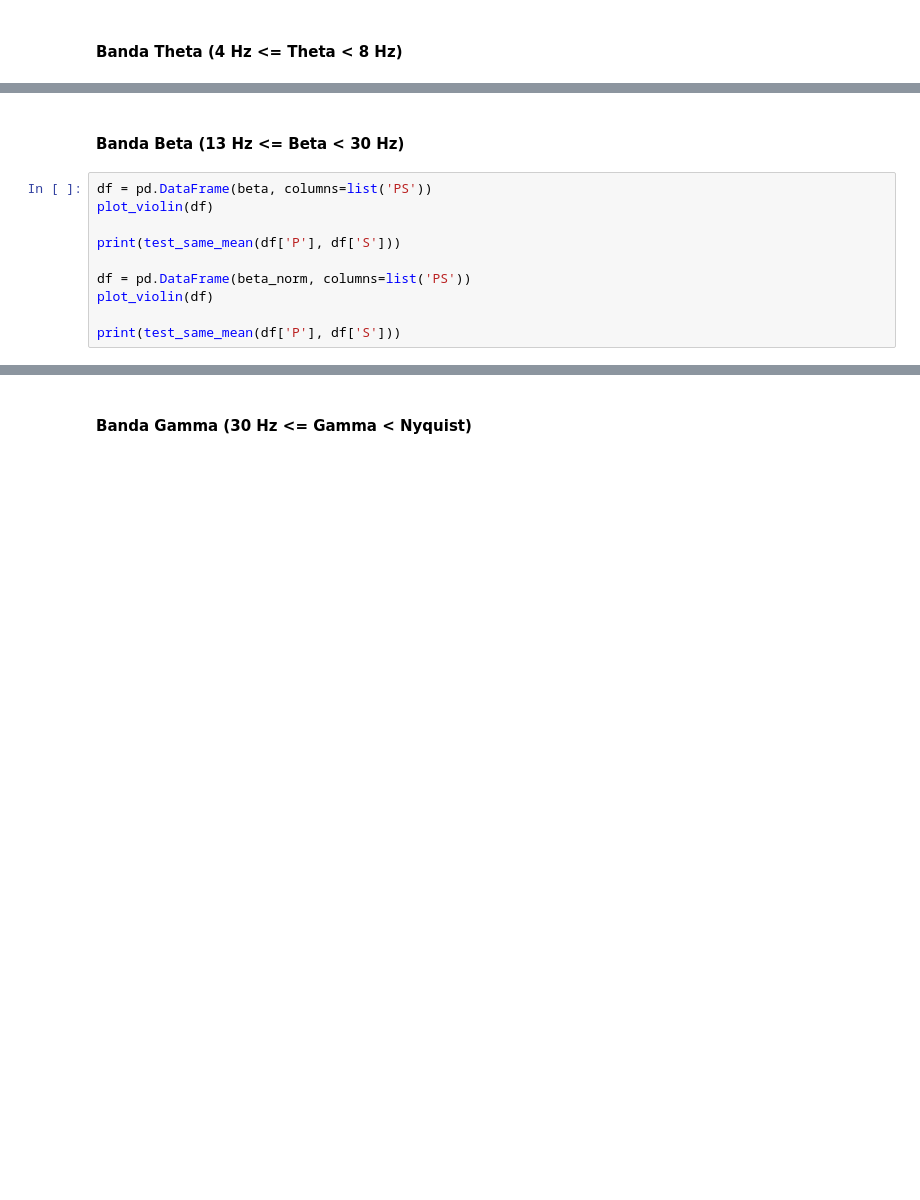
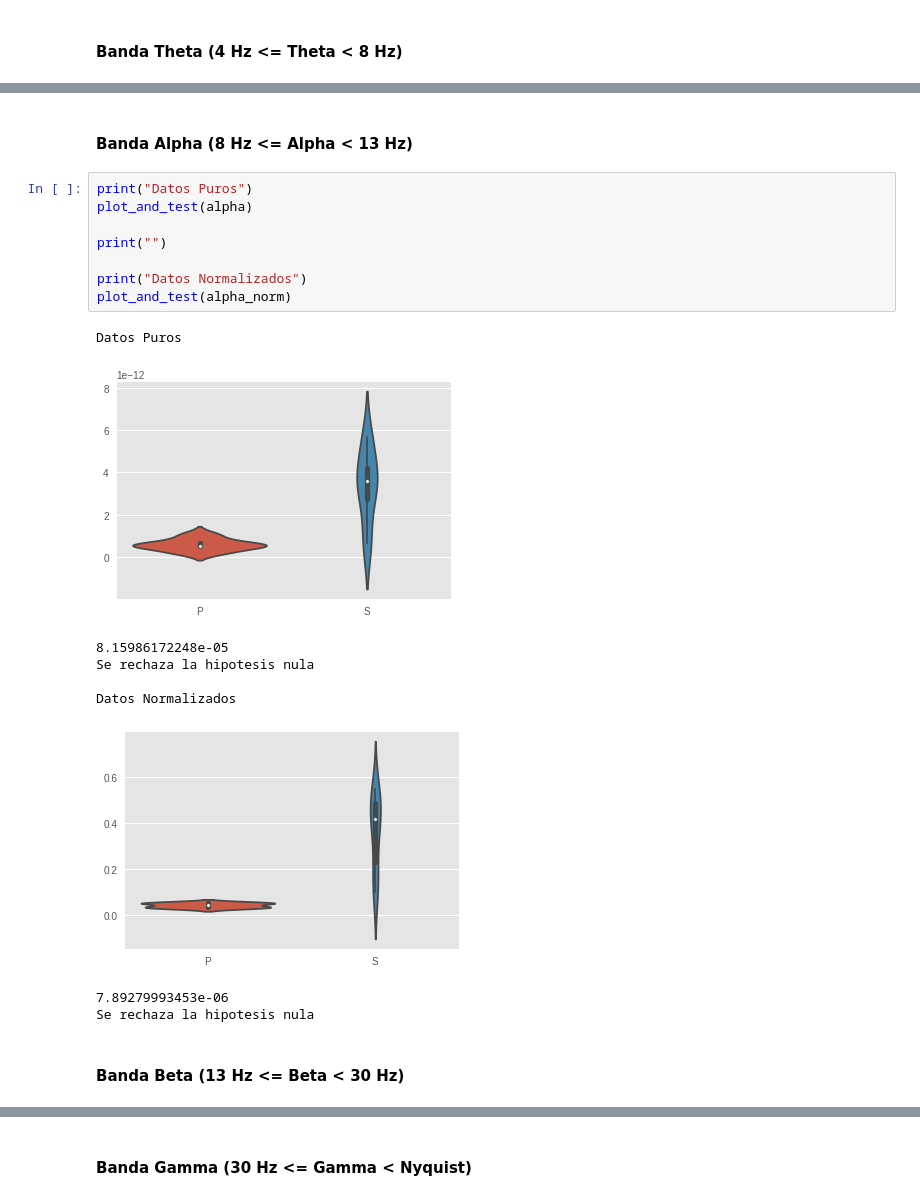
Before and after one commit to MascittiJA/CienciaDatos, a Jupyter notebook: TP2/TP2Entrega.ipynb, the cells around one changed output, grey strips where cells are left out. Cells and saved outputs as stored; diff of their text form; blank space fills up the shorter version.

```diff
--- a/TP2/TP2Entrega.ipynb
+++ b/TP2/TP2Entrega.ipynb
@@ -322,12 +478,22 @@ print(test_same_mean(df['P'], df['S']))
+# %% [markdown]
+#### Banda Alpha (8 Hz <= Alpha < 13 Hz)
+# %%
+print("Datos Puros")
+plot_and_test(alpha)
+
+print("")
+
+print("Datos Normalizados")
+plot_and_test(alpha_norm)
+# %% [output]
+Datos Puros
+[figure, added]
+8.15986172248e-05
+Se rechaza la hipotesis nula
+
+Datos Normalizados
+[figure, added]
+7.89279993453e-06
+Se rechaza la hipotesis nula
 # %% [markdown]
 #### Banda Beta (13 Hz <= Beta < 30 Hz)
-# %%
-df = pd.DataFrame(beta, columns=list('PS'))
-plot_violin(df)
-
-print(test_same_mean(df['P'], df['S']))
-
-df = pd.DataFrame(beta_norm, columns=list('PS'))
-plot_violin(df)
-
-print(test_same_mean(df['P'], df['S']))
```
Also changed, not shown: parts of 37 cells of this notebook.
